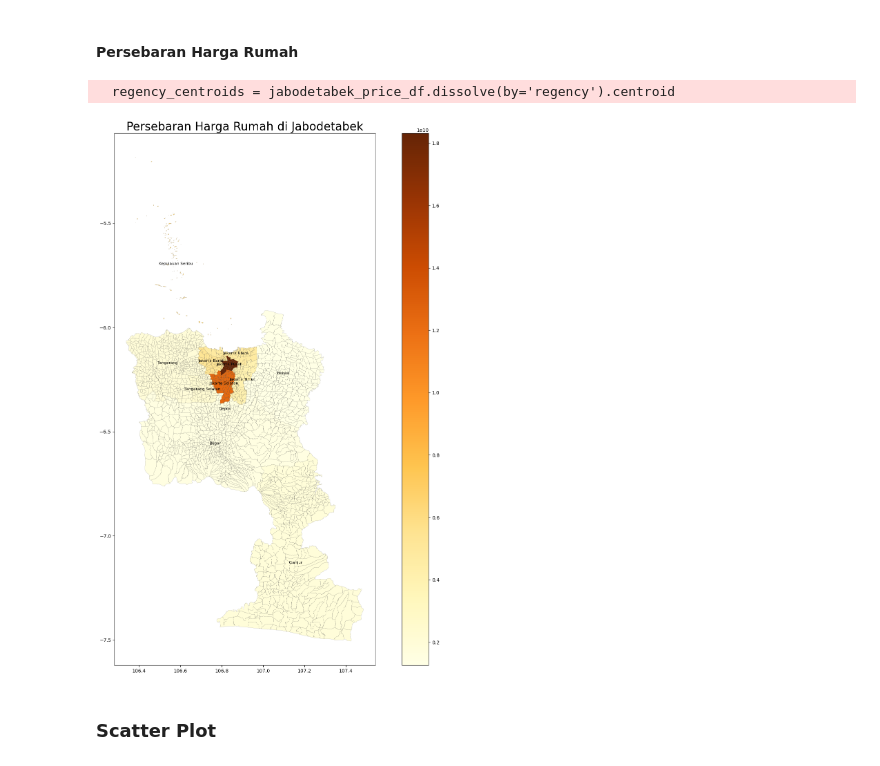
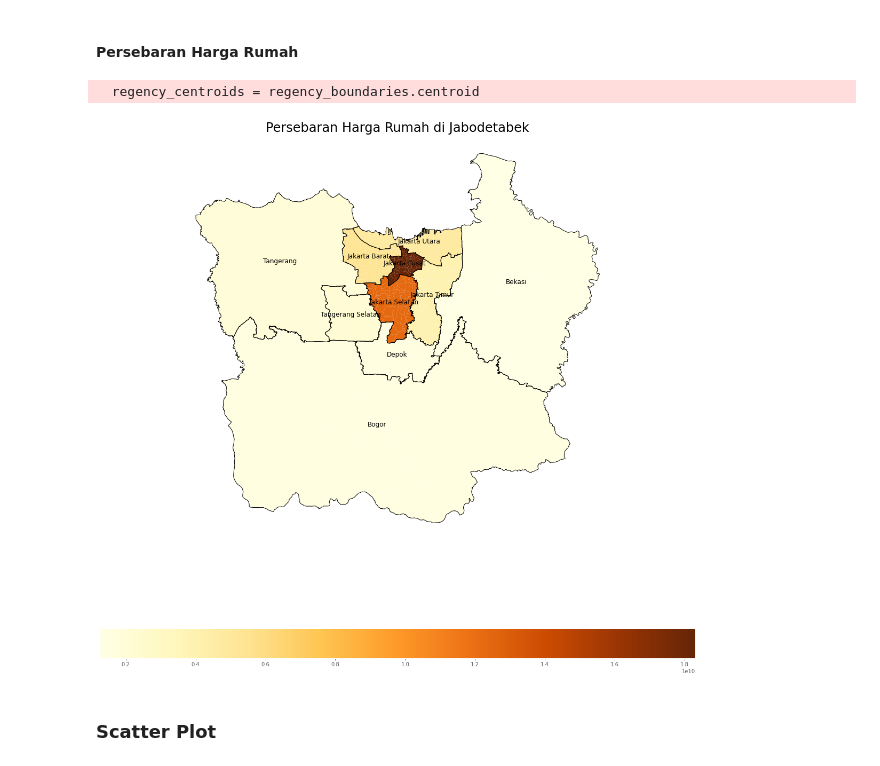
Before and after one commit to geraldabrhm/house-price-scrap-jabodetabek, a Jupyter notebook: analysis/notebook.ipynb, the cells around one changed output. Cells and saved outputs as stored; diff of their text form; code cells hidden in the pictures.

```diff
--- a/analysis/notebook.ipynb
+++ b/analysis/notebook.ipynb
@@ -417,7 +417,7 @@ jabodetabek_df = pd.concat([jabodetabek_df, geo_jakarta_utara_df], ignore_index=
 jabodetabek_df = pd.concat([jabodetabek_df, geo_jakarta_timur_df], ignore_index=True)
 jabodetabek_df = pd.concat([jabodetabek_df, geo_jakarta_selatan_df], ignore_index=True)
 jabodetabek_df = pd.concat([jabodetabek_df, geo_jakarta_barat_df], ignore_index=True)
-jabodetabek_df = pd.concat([jabodetabek_df, geo_kepulauan_seribu_df], ignore_index=True)
+# jabodetabek_df = pd.concat([jabodetabek_df, geo_kepulauan_seribu_df], ignore_index=True)
 jabodetabek_df = pd.concat([jabodetabek_df, geo_kota_bogor_df], ignore_index=True)
 jabodetabek_df = pd.concat([jabodetabek_df, geo_kabupaten_bogor_df], ignore_index=True)
 jabodetabek_df = pd.concat([jabodetabek_df, geo_kota_depok_df], ignore_index=True)
@@ -426,24 +426,53 @@ jabodetabek_df = pd.concat([jabodetabek_df, geo_kabupaten_tangerang_df], ignore_
 jabodetabek_df = pd.concat([jabodetabek_df, geo_kota_tangerang_selatan_df], ignore_index=True)
 jabodetabek_df = pd.concat([jabodetabek_df, geo_kota_bekasi_df], ignore_index=True)
 jabodetabek_df = pd.concat([jabodetabek_df, geo_kabupaten_bekasi_df], ignore_index=True)
-jabodetabek_df = pd.concat([jabodetabek_df, geo_cianjur_df], ignore_index=True)
+# jabodetabek_df = pd.concat([jabodetabek_df, geo_cianjur_df], ignore_index=True)
 
 jabodetabek_df['regency'] = jabodetabek_df['regency'].str.replace('Kota ', '')
 # %%
-fig, ax = plt.subplots(figsize=(20, 20))
-jabodetabek_price_df = jabodetabek_df.merge(df.groupby('location')['price'].mean(), left_on='regency', right_on='location', how='left')
+jabodetabek_price_df = jabodetabek_df.merge(
+    df.groupby('location')['price'].mean(),
+    left_on='regency',
+    right_on='location',
+    how='left'
+)
 jabodetabek_price_df['price'] = jabodetabek_price_df['price'].fillna(0)
-jabodetabek_price_df.plot(column='price', ax=ax, legend=True, cmap='YlOrBr', edgecolor='black', linewidth=0.1)
 
-regency_centroids = jabodetabek_price_df.dissolve(by='regency').centroid
+
+fig, ax = plt.subplots(figsize=(20, 20), facecolor='white')
+ax.set_facecolor('white')
+jabodetabek_price_df.plot(
+    column='price',
+    ax=ax,
+    legend=True,
+    cmap='YlOrBr',
+    edgecolor='black',
+    linewidth=0,
+    legend_kwds={'orientation': "horizontal"}
+)
+
+regency_boundaries = jabodetabek_price_df.dissolve(by='regency')
+regency_boundaries.boundary.plot(
+    ax=ax,
+    edgecolor='black',
+    linewidth=1
+)
+
+regency_centroids = regency_boundaries.centroid
 for regency, centroid in regency_centroids.items():
-    ax.annotate(text=regency, xy=(centroid.x, centroid.y), ha='center', fontsize=8)
+    ax.annotate(
+        text=regency,
+        xy=(centroid.x, centroid.y),
+        ha='center',
+        fontsize=12
+    )
 
 ax.set_title('Persebaran Harga Rumah di Jabodetabek', fontsize=24)
+ax.tick_params(axis='both', which='both', bottom=False, top=False, labelbottom=False, left=False, labelleft=False)
 plt.show()
 # %% [output]
-  regency_centroids = jabodetabek_price_df.dissolve(by='regency').centroid
+  regency_centroids = regency_boundaries.centroid
-[figure, old version]
+[figure, new version]
 # %% [markdown]
 ### Scatter Plot
 # %% [markdown]
```
Also changed, not shown: parts of 6 cells of this notebook.
